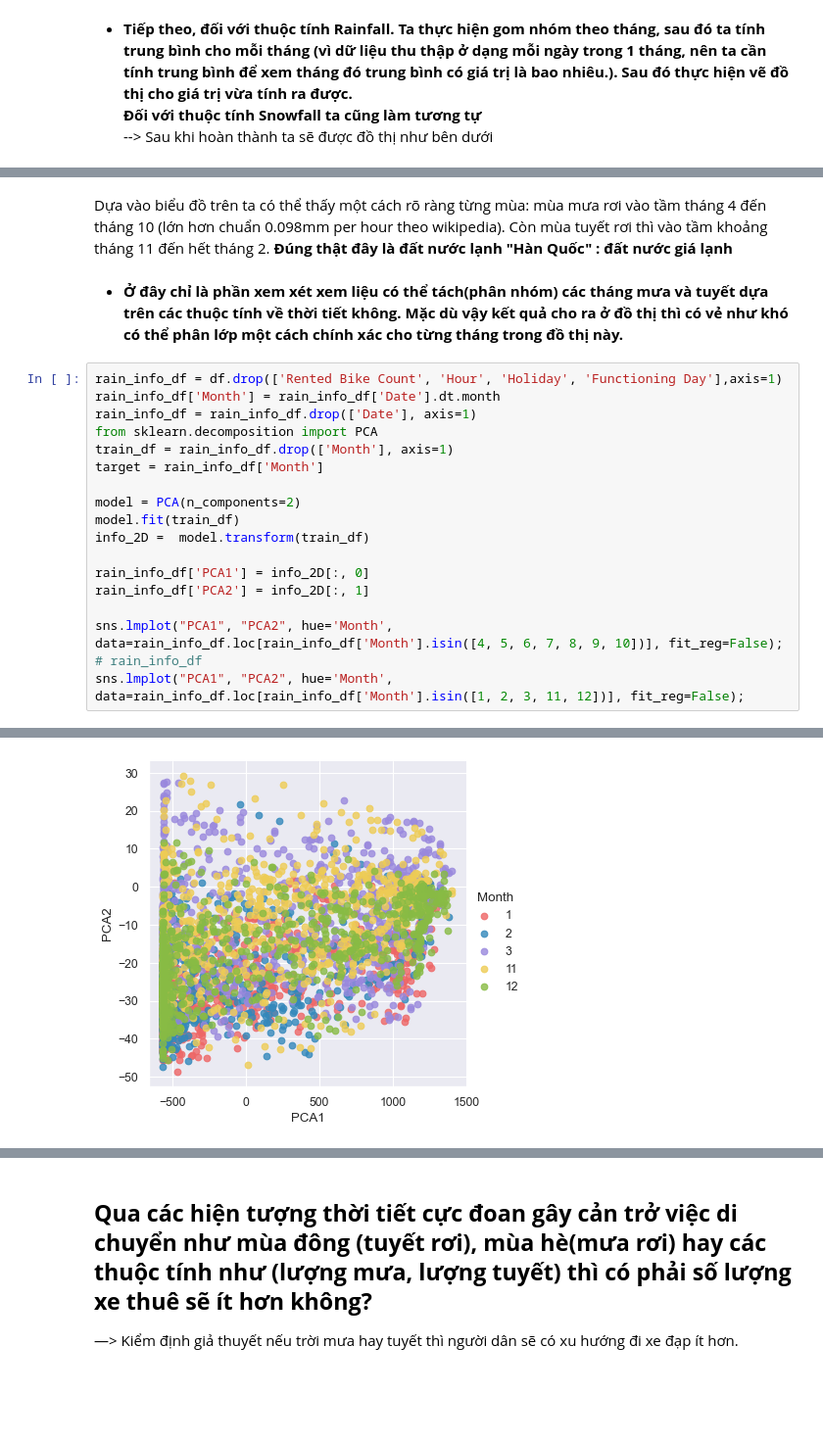
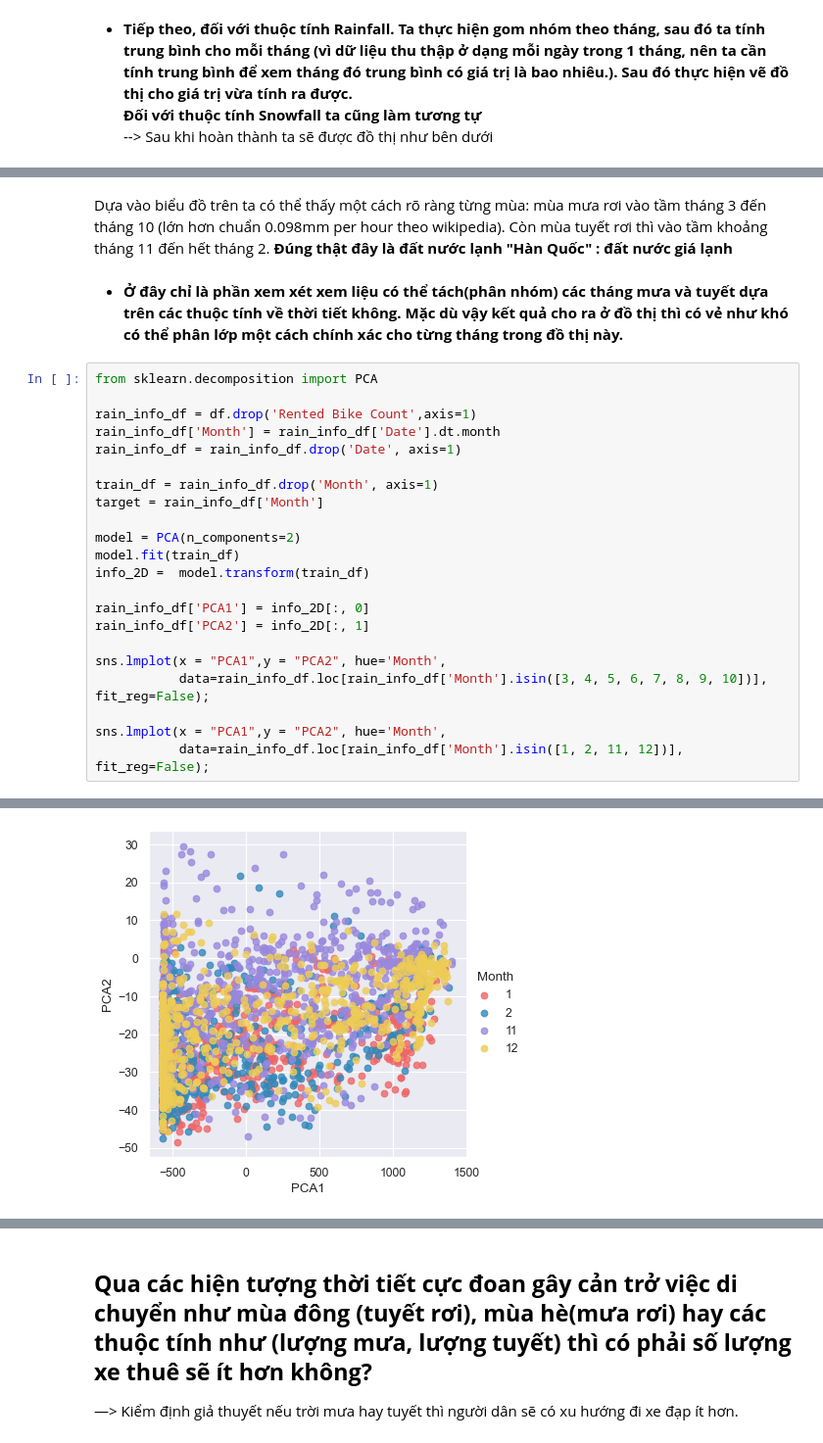
Before and after one commit to duylocky2k1/P4DS-CQ19-FinalProject, a Jupyter notebook: Final.ipynb, the cells around one changed output, grey strips where cells are left out. Shown at 98% size. Cells and saved outputs as stored; diff of their text form; blank space fills up the shorter version.

```diff
--- a/Final.ipynb
+++ b/Final.ipynb
@@ -702,13 +639,15 @@ plt.legend(['Rainfall(mm)', 'Snowfall (cm)']);
 # %% [markdown]
-Dựa vào biểu đồ trên ta có thể thấy một cách rõ ràng từng mùa: mùa mưa rơi vào tầm tháng 4 đến tháng 10 (lớn hơn chuẩn 0.098mm per hour theo wikipedia). Còn mùa tuyết rơi thì vào tầm khoảng tháng 11 đến hết tháng 2. **Đúng thật đây là đất nước lạnh "Hàn Quốc" : đất nước giá lạnh**
+Dựa vào biểu đồ trên ta có thể thấy một cách rõ ràng từng mùa: mùa mưa rơi vào tầm tháng 3 đến tháng 10 (lớn hơn chuẩn 0.098mm per hour theo wikipedia). Còn mùa tuyết rơi thì vào tầm khoảng tháng 11 đến hết tháng 2. **Đúng thật đây là đất nước lạnh "Hàn Quốc" : đất nước giá lạnh**
 # %% [markdown]
 - **Ở đây chỉ là phần xem xét xem liệu có thể tách(phân nhóm) các tháng mưa và tuyết dựa trên các thuộc tính về thời tiết không. Mặc dù vậy kết quả cho ra ở đồ thị thì có vẻ như khó có thể phân lớp một cách chính xác cho từng tháng trong đồ thị này.**
 # %%
-rain_info_df = df.drop(['Rented Bike Count', 'Hour', 'Holiday', 'Functioning Day'],axis=1)
+from sklearn.decomposition import PCA
+
+rain_info_df = df.drop('Rented Bike Count',axis=1)
 rain_info_df['Month'] = rain_info_df['Date'].dt.month
-rain_info_df = rain_info_df.drop(['Date'], axis=1)
-from sklearn.decomposition import PCA
-train_df = rain_info_df.drop(['Month'], axis=1)
+rain_info_df = rain_info_df.drop('Date', axis=1)
+
+train_df = rain_info_df.drop('Month', axis=1)
 target = rain_info_df['Month']
 
 model = PCA(n_components=2)
@@ -718,7 +657,9 @@ info_2D =  model.transform(train_df)
 rain_info_df['PCA1'] = info_2D[:, 0]
 rain_info_df['PCA2'] = info_2D[:, 1]
 
-sns.lmplot("PCA1", "PCA2", hue='Month', data=rain_info_df.loc[rain_info_df['Month'].isin([4, 5, 6, 7, 8, 9, 10])], fit_reg=False);
-# rain_info_df
-sns.lmplot("PCA1", "PCA2", hue='Month', data=rain_info_df.loc[rain_info_df['Month'].isin([1, 2, 3, 11, 12])], fit_reg=False);
+sns.lmplot(x = "PCA1",y = "PCA2", hue='Month',
+           data=rain_info_df.loc[rain_info_df['Month'].isin([3, 4, 5, 6, 7, 8, 9, 10])], fit_reg=False);
+
+sns.lmplot(x = "PCA1",y = "PCA2", hue='Month',
+           data=rain_info_df.loc[rain_info_df['Month'].isin([1, 2, 11, 12])], fit_reg=False);
 # %% [output]
@@ -726 +667 @@ sns.lmplot("PCA1", "PCA2", hue='Month', data=rain_info_df.loc[rain_info_df['Mont
-[figure, old version]
+[figure, new version]
```
Also changed, not shown: parts of 81 cells of this notebook.
